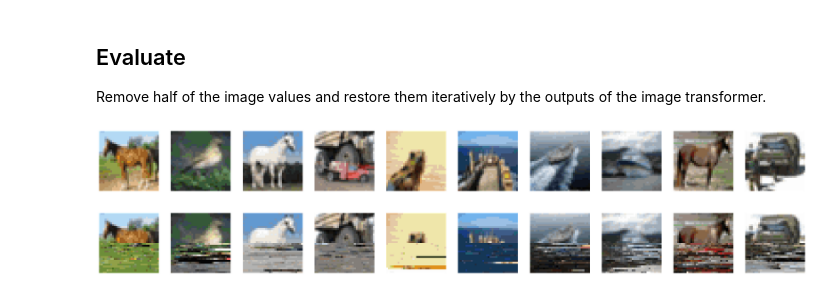
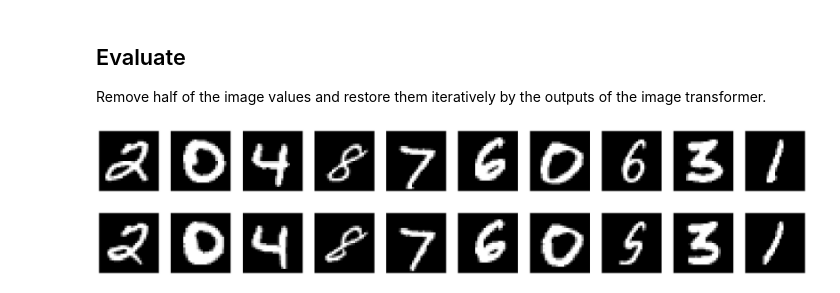
Before and after one commit to GregorKobsik/ImageTransformer, a Jupyter notebook: transformer_image.ipynb, the cells around one changed output. Drawn from its saved outputs; the diff is of its cells as text; code cells hidden in the pictures.

```diff
--- a/transformer_image.ipynb
+++ b/transformer_image.ipynb
@@ -23,7 +37,7 @@ This dataset contains approximately 50000 training examples, 1100 validation exa
 # %%
-DATASET = 'cifar10'
-image_width = 32
-image_height = 32
+DATASET = 'mnist'
+image_width = 28
+image_height = 28
 
 examples, metadata = tfds.load(DATASET, with_info=True, as_supervised=True)
 
@@ -31,4 +45,5 @@ train_examples = examples['train']
 val_examples = examples['test']
 
 fig = tfds.show_examples(train_examples.take(3), metadata)
+fig = tfds.show_examples(val_examples.take(3), metadata)
 # %% [output]
@@ -39,7 +55,7 @@ Perform K-Means clustering to find `k` cluster centers of the given images/pixel
 
 First map pixel values to a range `[0, 1]`.
 # %%
-NUM_CLUSTERS = 128
+NUM_CLUSTERS = 8
 
 def normalize_image(image, label):
     return tf.cast(image, dtype=tf.float16) / 255.0, label
@@ -55,5 +71,5 @@ def find_centroids(ds_train, num_clusters=16, batch_size=1024):
 
 centroids = find_centroids(train_examples.map(normalize_image), NUM_CLUSTERS, NUM_CLUSTERS*4)
 centroids = tf.convert_to_tensor(centroids, dtype=tf.float16)
-print(centroids)
+print(centroids.shape)
 # %% [output]
@@ -500,10 +516,10 @@ TensorShape([32, 783, 8])
 ## Set hyperparameters
 To keep this example small and relatively fast, the values for *num_layers, d_model, and dff* have been reduced.
 # %%
-num_layers = 16
-d_model = 256
-dff = 1024
-num_heads = 8
+num_layers = 8
+d_model = 64
+dff = 256
+num_heads = 4
 
 vocab_size = len(centroids) # num_centroids
 max_sequence_length = image_width * image_height
@@ -632,16 +644,16 @@ def call_transformer(inp, tar):
     return transformer(inp, tar, training=False, mask=True)
 
 def evaluate(inp_sequence):
-  idx = int(inp_sequence.shape[-1] / 2)
 
   # remove half of the input
-  # create target (remove ?)
-  # and transform to batched shape
+  idx = int(inp_sequence.shape[-1] / 2)
   seq = inp_sequence[:, :idx]
+
+  # create target and transform to batched shape
   target = tf.expand_dims(tf.cast([0], dtype=tf.int64), axis=0)
   target = tf.tile(target, [seq.shape[0], 1])
 
-  for i in tqdm(range(idx)):
+  for _ in tqdm(range(idx)):
     logits, _ = call_transformer(seq, target)
     # apply softmax on the logits and return the result
     predictions = tf.random.categorical(logits[:, -1], 1, dtype=tf.int64)
@@ -649,3 +661,8 @@ def evaluate(inp_sequence):
     seq = tf.concat([seq, predictions], axis=-1)
 
   return seq
+
+def process_batch(inp_sequence):
+  showSeq(inp_sequence, (image_width, image_height), inp_sequence.shape[0], cmap='gray')
+  result_seq = evaluate(inp_sequence)
+  showSeq(result_seq, (image_width, image_height), inp_sequence.shape[0], cmap='gray')
@@ -657,6 +669,6 @@ def process(inp_sequence):
 # %%
 batch = next(iter(val_dataset))
-process(batch[0][10:20])
+process_batch(batch[0][0:10])
 # %% [output]
-[figure, old version]
+[figure, new version]
-[figure, old version]
+[figure, new version]
```
Also changed, not shown: parts of 15 cells of this notebook.
